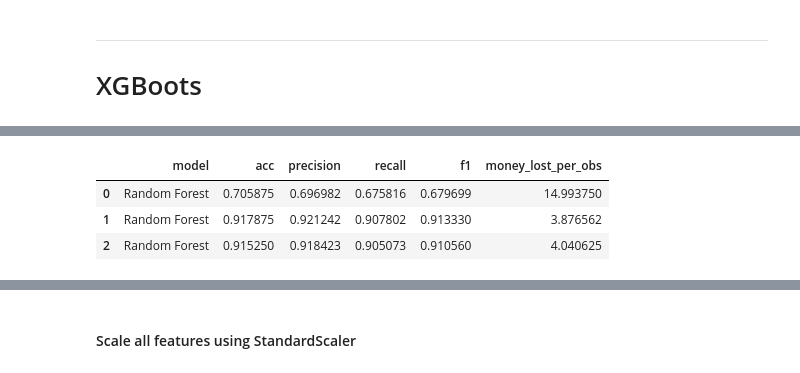
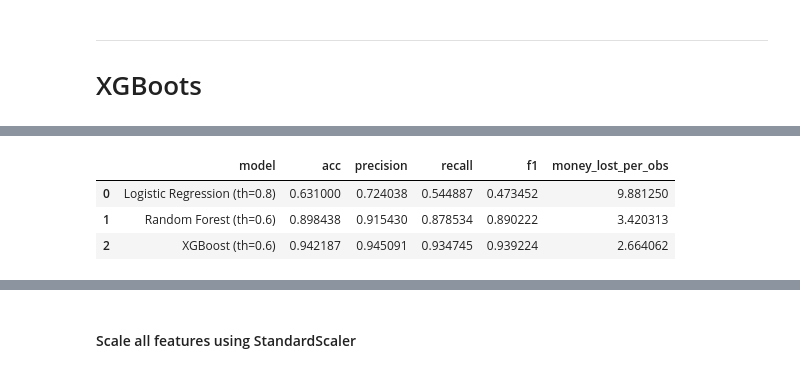
Before and after one commit to JosephLazarus/QTW, a Jupyter notebook: Case Study 7/CaseStudy7_Final.ipynb, the cells around one changed output, grey strips where cells are left out. Drawn from its saved outputs; the diff is of its cells as text; code cells hidden in the pictures.

```diff
--- a/Case Study 7/CaseStudy7_Final.ipynb
+++ b/Case Study 7/CaseStudy7_Final.ipynb
@@ -534,11 +565,14 @@ The classification report for each class prediction as shown below.
 # %%
-rf_model.fit(X_train_, y_train)
+y_true, y_pred = y_test, rf_model.predict_proba(X_test_)[:,1]
 
-y_true, y_pred = y_test,  rf_model.predict(X_test_)
+threshold = 0.6
+y_pred = [int(p >= threshold) for p in y_pred]
 report = classification_report(y_true, y_pred, output_dict=True)
 
-t = ['Random Forest', report['accuracy'], report['macro avg']['precision'], report['macro avg']['recall'], report['macro avg']['f1-score'], lost_per_obs(y_true, y_pred)]
-test_matrices.loc[len(test_matrices)] = t
+model_name = 'Random Forest (th=' + str(threshold) + ')'
+
+r = [model_name, report['accuracy'], report['macro avg']['precision'], report['macro avg']['recall'], report['macro avg']['f1-score'], lost_per_obs(y_true, y_pred)]
+test_matrices.loc[len(test_matrices)] = r
 test_matrices
 # %% [output]
 |  | model | acc | precision | recall | f1 | money_lost_per_obs |
@@ -580,16 +605,15 @@ xg_.best_params_
 # %%
-from xgboost import XGBClassifier
-
 xgb_model = XGBClassifier(
     nthread = 4,
     seed = 42,
-    eta = .5,
-    gamma = 2,
-    max_depth = 10,
-    n_estimators = 100,
-    min_child_weight = 10,
-    max_leaves = 30,
-    scale_pos_weight = 20
+    subsample = 0.6,
+    reg_alpha = 3.2,
+    reg_lambda = 12.8,
+    learning_rate = .15,
+    gamma = 0.8,
+    max_depth = 25,
+    n_estimators = 150,
+    min_child_weight = 5
 )
 
 model_xgb = cross_validate(xgb_model, X_train_, y_train, cv=5, scoring=scorer, error_score="raise")
@@ -607,0 +632,5 @@ Mean Money Lost per Observation =  -6.546354166666665
+# %%
+xgb_model.fit(X_train_, y_train)
+
+y_train, y_model_pred = y_train, xgb_model.predict_proba(X_train_)[:,1]
+cut_off_plot(y_train, y_model_pred)
@@ -608,17 +639,20 @@ Mean Money Lost per Observation =  -6.546354166666665
 # %%
-rf_model.fit(X_train_, y_train)
+y_true, y_pred = y_test, xgb_model.predict_proba(X_test_)[:,1]
 
-y_true, y_pred = y_test,  rf_model.predict(X_test_)
+threshold = 0.6
+y_pred = [int(p >= threshold) for p in y_pred]
 report = classification_report(y_true, y_pred, output_dict=True)
 
-t = ['Random Forest', report['accuracy'], report['macro avg']['precision'], report['macro avg']['recall'], report['macro avg']['f1-score'], lost_per_obs(y_true, y_pred)]
-test_matrices.loc[len(test_matrices)] = t
+model_name = 'XGBoost (th=' + str(threshold) + ')'
+
+x = [model_name, report['accuracy'], report['macro avg']['precision'], report['macro avg']['recall'], report['macro avg']['f1-score'], lost_per_obs(y_true, y_pred)]
+test_matrices.loc[len(test_matrices)] = x
 test_matrices
 # %% [output]
 |  | model | acc | precision | recall | f1 | money_lost_per_obs |
-| 0 | Random Forest | 0.705875 | 0.696982 | 0.675816 | 0.679699 | 14.993750 |
-| 1 | Random Forest | 0.917875 | 0.921242 | 0.907802 | 0.913330 | 3.876562 |
-| 2 | Random Forest | 0.915250 | 0.918423 | 0.905073 | 0.910560 | 4.040625 |
+| 0 | Logistic Regression (th=0.8) | 0.631000 | 0.724038 | 0.544887 | 0.473452 | 9.881250 |
+| 1 | Random Forest (th=0.6) | 0.898438 | 0.915430 | 0.878534 | 0.890222 | 3.420313 |
+| 2 | XGBoost (th=0.6) | 0.942187 | 0.945091 | 0.934745 | 0.939224 | 2.664062 |
 # %% [markdown]
 ---
 <img src="https://miro.medium.com/max/1400/1*bhFifratH9DjKqMBTeQG5A.gif" style="float: right" width="500"/>
```
Also changed, not shown: parts of 38 cells of this notebook, 1 other file.
